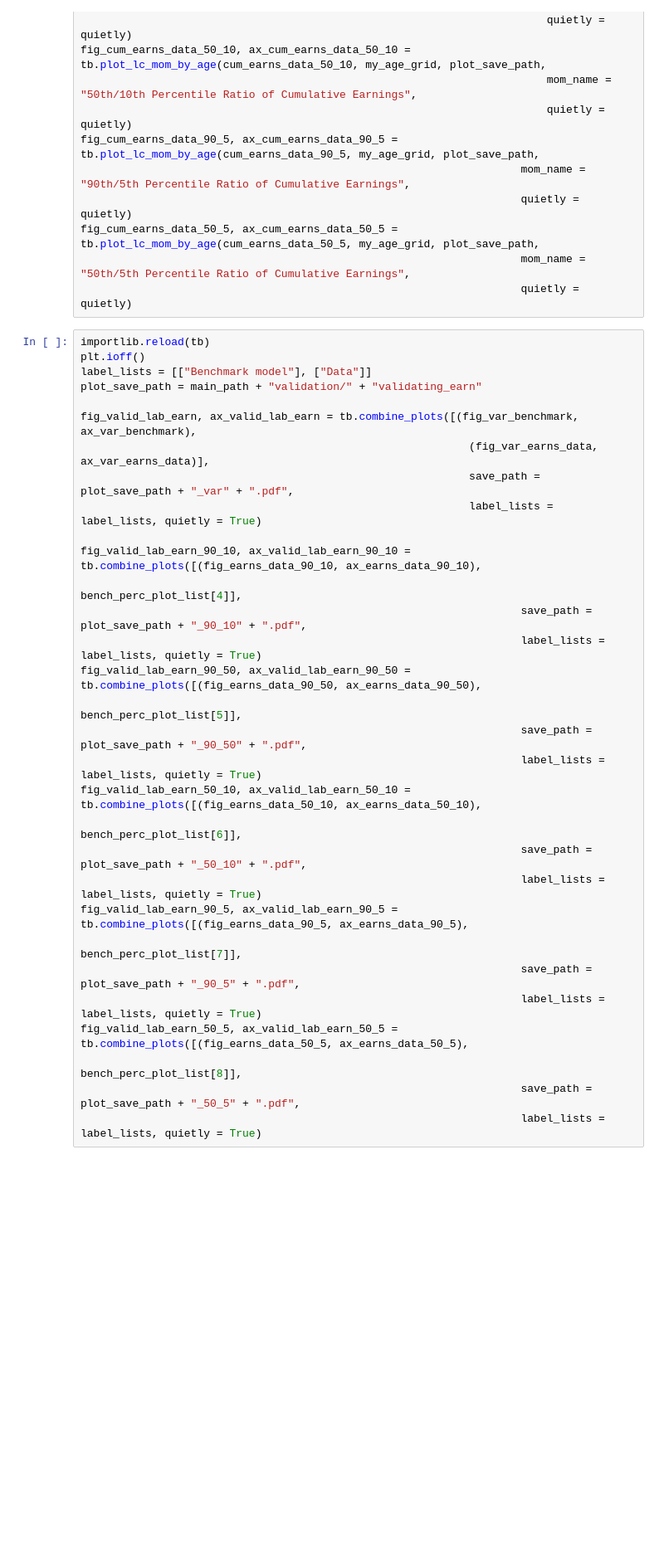
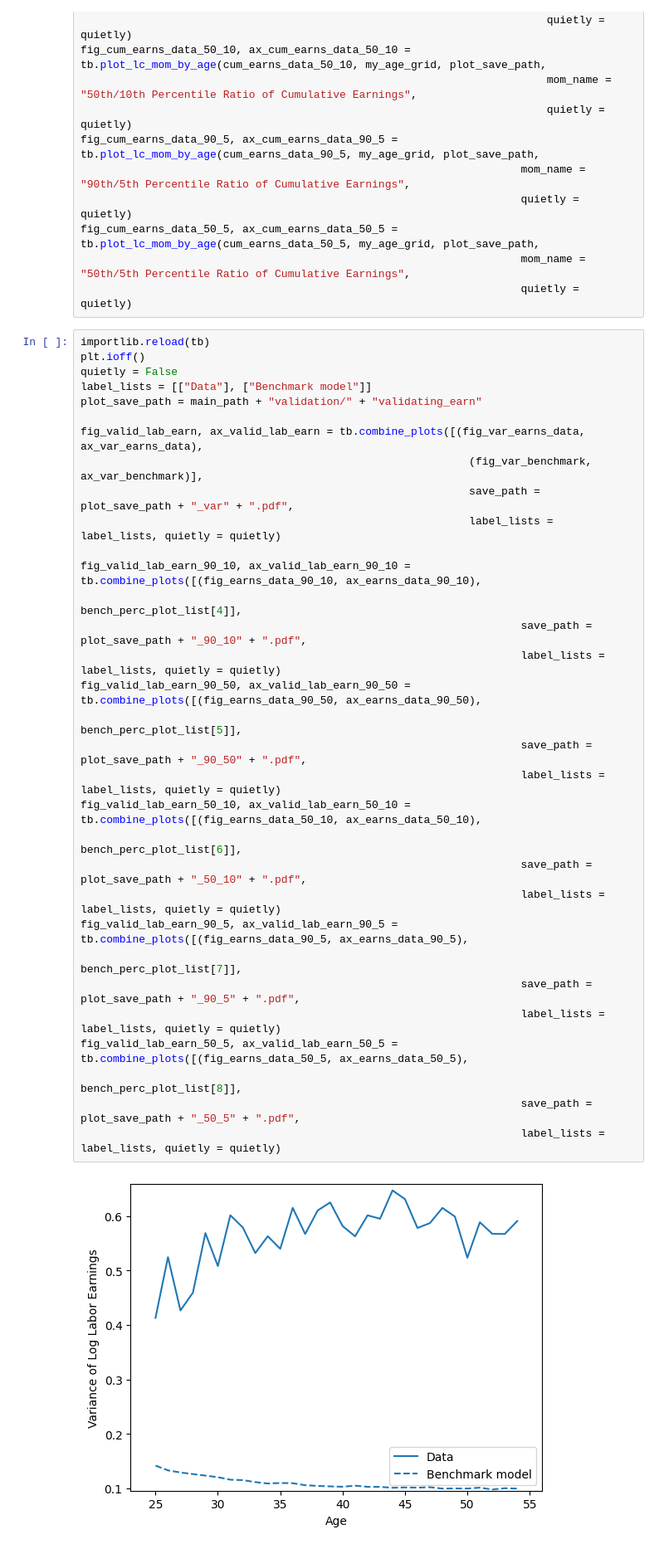
Before and after one commit to bboyajian253/discrete_lab_lc_model, a Jupyter notebook: my_code/model_uncert/code/table_maker_08_29_24.ipynb, the cells around one changed output. Shown at 83% size. Saved outputs shown, nothing was run; the diff lists cells and outputs as text; blank space fills up the shorter version.

```diff
--- a/my_code/model_uncert/code/table_maker_08_29_24.ipynb
+++ b/my_code/model_uncert/code/table_maker_08_29_24.ipynb
@@ -308,31 +321,34 @@ fig_cum_earns_data_50_5, ax_cum_earns_data_50_5 = tb.plot_lc_mom_by_age(cum_earn
 # %%
 importlib.reload(tb)
 plt.ioff()
-label_lists = [["Benchmark model"], ["Data"]]
+quietly = False
+label_lists = [["Data"], ["Benchmark model"]]
 plot_save_path = main_path + "validation/" + "validating_earn"
 
-fig_valid_lab_earn, ax_valid_lab_earn = tb.combine_plots([(fig_var_benchmark, ax_var_benchmark),
-                                                            (fig_var_earns_data, ax_var_earns_data)],
+fig_valid_lab_earn, ax_valid_lab_earn = tb.combine_plots([(fig_var_earns_data, ax_var_earns_data),
+                                                            (fig_var_benchmark, ax_var_benchmark)],
                                                             save_path = plot_save_path + "_var" + ".pdf",
-                                                            label_lists = label_lists, quietly = True)
+                                                            label_lists = label_lists, quietly = quietly)
 
 fig_valid_lab_earn_90_10, ax_valid_lab_earn_90_10 = tb.combine_plots([(fig_earns_data_90_10, ax_earns_data_90_10),
                                                                     bench_perc_plot_list[4]],
                                                                     save_path = plot_save_path + "_90_10" + ".pdf",
-                                                                    label_lists = label_lists, quietly = True)
+                                                                    label_lists = label_lists, quietly = quietly)
 fig_valid_lab_earn_90_50, ax_valid_lab_earn_90_50 = tb.combine_plots([(fig_earns_data_90_50, ax_earns_data_90_50),
                                                                     bench_perc_plot_list[5]],
                                                                     save_path = plot_save_path + "_90_50" + ".pdf",
-                                                                    label_lists = label_lists, quietly = True)
+                                                                    label_lists = label_lists, quietly = quietly)
 fig_valid_lab_earn_50_10, ax_valid_lab_earn_50_10 = tb.combine_plots([(fig_earns_data_50_10, ax_earns_data_50_10),
                                                                     bench_perc_plot_list[6]],
                                                                     save_path = plot_save_path + "_50_10" + ".pdf",
-                                                                    label_lists = label_lists, quietly = True)
+                                                                    label_lists = label_lists, quietly = quietly)
 fig_valid_lab_earn_90_5, ax_valid_lab_earn_90_5 = tb.combine_plots([(fig_earns_data_90_5, ax_earns_data_90_5),
                                                                     bench_perc_plot_list[7]],
                                                                     save_path = plot_save_path + "_90_5" + ".pdf",
-                                                                    label_lists = label_lists, quietly = True)
+                                                                    label_lists = label_lists, quietly = quietly)
 fig_valid_lab_earn_50_5, ax_valid_lab_earn_50_5 = tb.combine_plots([(fig_earns_data_50_5, ax_earns_data_50_5),
                                                                     bench_perc_plot_list[8]],
                                                                     save_path = plot_save_path + "_50_5" + ".pdf",
-                                                                    label_lists = label_lists, quietly = True)
+                                                                    label_lists = label_lists, quietly = quietly)
+# %% [output]
+[figure, added]
```
Also changed, not shown: parts of 4 cells of this notebook, 33 other files.
